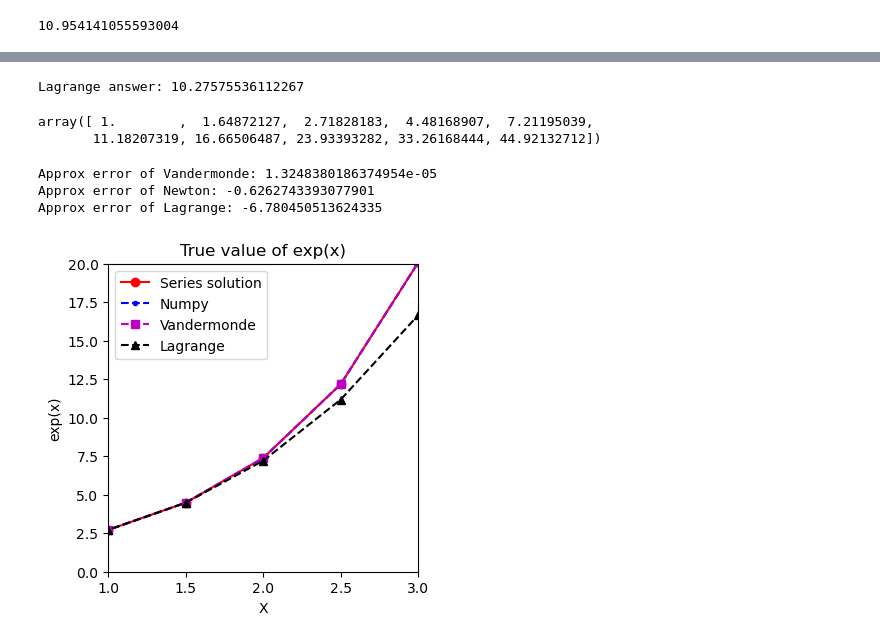
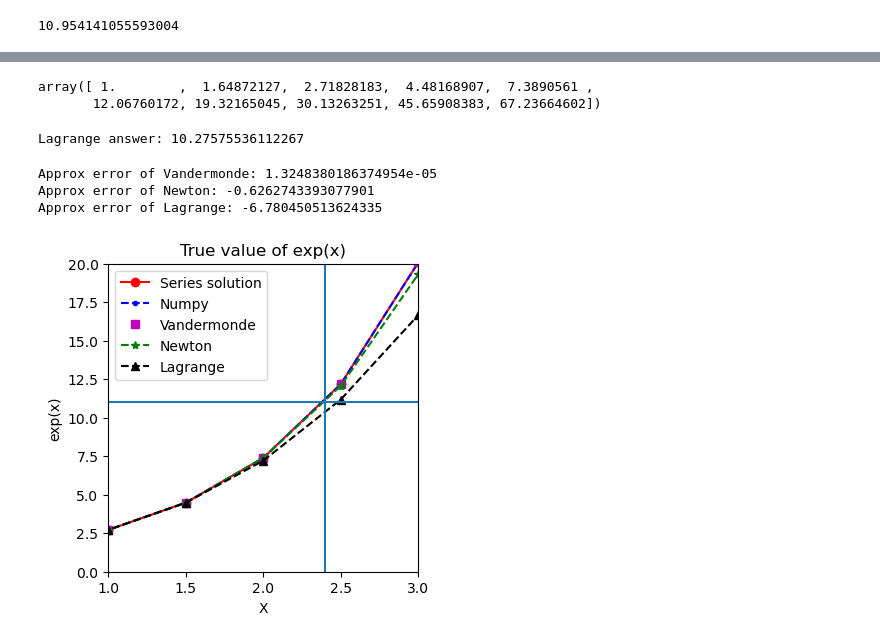
Before and after one commit to Ben-Corner/GOPH619_Labs, a Jupyter notebook: Lab1/619_Lab1.ipynb, the cells around one changed output, grey strips where cells are left out. Drawn from its saved outputs; the diff is of its cells as text; code cells hidden in the pictures.

Commit message:
Addition of newton loop

```diff
--- a/Lab1/619_Lab1.ipynb
+++ b/Lab1/619_Lab1.ipynb
@@ -339,3 +280,11 @@ Newton method: 582.6212826198678
+# %%
+#Loop to get newton values to plot
+R = np.zeros(X_n.shape)
+for i in range(len(X_n)):
+    R[i] = divide_diff(X_n, Y_n, n, X_n[i], Y_n[0])
+# %% [output]
+array([ 1.        ,  1.64872127,  2.71828183,  4.48168907,  7.3890561 ,
+       12.06760172, 19.32165045, 30.13263251, 45.65908383, 67.23664602])
 # %%
 ########
 #LAgrange polynomial interpolation
@@ -362,36 +311,36 @@ answer_l = lagrange(X_l,Y_l,n,xx)
 print("Lagrange answer:", answer_l)
 # %% [output]
 Lagrange answer: 10.27575536112267
-array([ 1.        ,  1.64872127,  2.71828183,  4.48168907,  7.21195039,
-       11.18207319, 16.66506487, 23.93393282, 33.26168444, 44.92132712])
 # %%
 #True & Approx Error
 #Error V
 e_V = ((answer_v - true) / true) * 100
 e_N = ((answer_n - true) / true) * 100
 e_L = ((answer_l - true) / true) * 100
 print("Approx error of Vandermonde:", e_V)
 print("Approx error of Newton:", e_N)
 print("Approx error of Lagrange:", e_L)
 
 plt.figure(figsize = (4,4))
 plt.plot(X_a,Y_a,'-ro', label = "Series solution")
 plt.plot(X_a,np.exp(X_a), "--b.", label = "Numpy")
-plt.plot(X_a,np.polyval(coef_v,X_a), "--ms", label = "Vandermonde")
+plt.plot(X_a,np.polyval(coef_v,X_a), "ms", label = "Vandermonde")
 
-#plt.plot(X_n,divide_diff(X_n,Y_n,n,X_a,Y_n[0]), "--g*", label = "Newton")
+plt.plot(X_n,R, "--g*", label = "Newton")
 
 
 plt.plot(X_l,lagrange(X_l,Y_l,n,X_l), "--k^", label = "Lagrange")
 plt.xlim([1,3])
 plt.ylim([0,20])
+plt.vlines(2.4,0,20)
+plt.hlines(np.exp(2.4),0,3)
 plt.xlabel("X")
 plt.ylabel("exp(x)")
 plt.title("True value of exp(x)")
 plt.legend()
 plt.show()
 # %% [output]
 Approx error of Vandermonde: 1.3248380186374954e-05
 Approx error of Newton: -0.6262743393077901
 Approx error of Lagrange: -6.780450513624335
-[figure, old version]
+[figure, new version]
```
Also changed, not shown: parts of 3 cells of this notebook.
